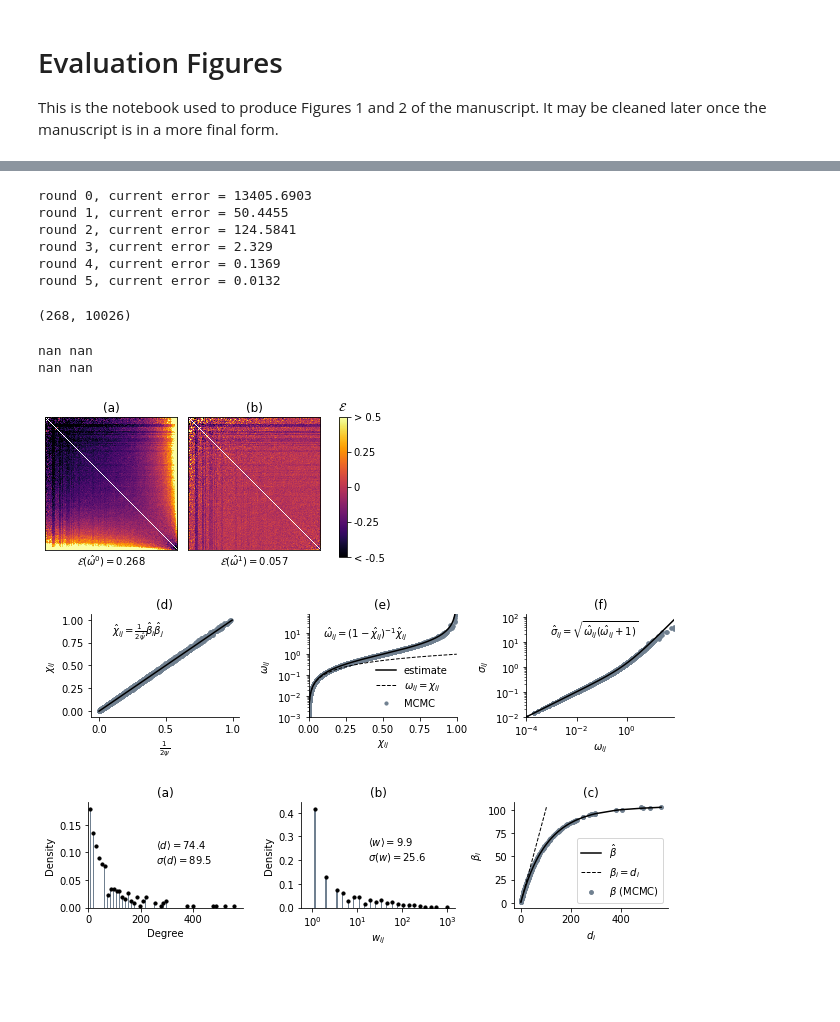
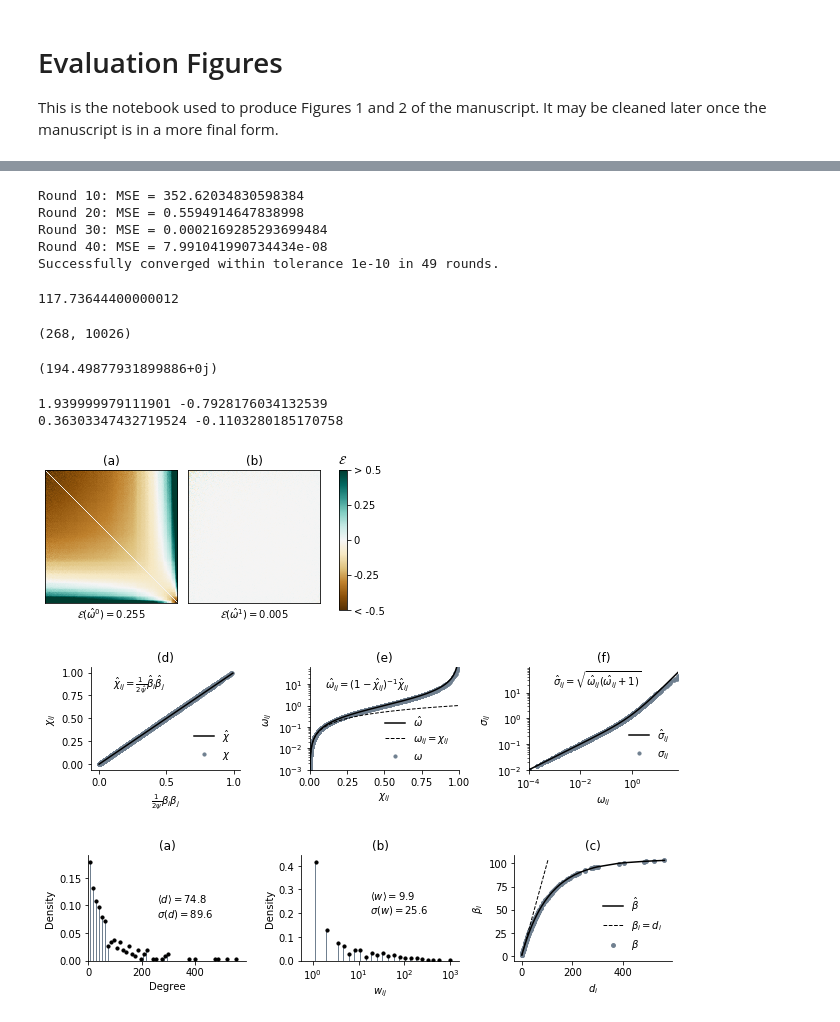
Before and after one commit to PhilChodrow/multigraph_moments, a Jupyter notebook: evaluation_figs.ipynb, the cells around one changed output, grey strips where cells are left out. Cells and saved outputs as stored; diff of their text form; code cells hidden in the pictures; blank space fills up the shorter version.

```diff
--- a/evaluation_figs.ipynb
+++ b/evaluation_figs.ipynb
@@ -28,26 +46,36 @@ w = np.loadtxt(through_path + 'w.txt')
 x = np.loadtxt(through_path + 'x.txt')
 w2 = np.loadtxt(through_path + 'w2.txt')
 # %%
-d = np.round(w.sum(axis = 0).astype(int))
+d = np.round(w.sum(axis = 0))
+# d = d
 b = x.sum(axis = 0)
 n = len(d)
 m = np.round(w.sum()/2).astype(int)
-b_ = opt.compute_b(d)
+b_, obj = opt.compute_b(d, tol = 10**(-10))
 # %% [output]
-round 0, current error = 13405.6903
-round 1, current error = 50.4455
-round 2, current error = 124.5841
-round 3, current error = 2.329
-round 4, current error = 0.1369
-round 5, current error = 0.0132
+Round 10: MSE = 352.62034830598384
+Round 20: MSE = 0.5594914647838998
+Round 30: MSE = 0.0002169285293699484
+Round 40: MSE = 7.991041990734434e-08
+Successfully converged within tolerance 1e-10 in 49 rounds.
+# %%
+b.sum() - b.max()**2
+# %% [output]
+117.73644400000012
 # %%
 n, m
 # %% [output]
 (268, 10026)
+# %%
+J = opt.jacobian(b_)
+eigs = eig(J)[0]
+eigs.max() /eigs.min()
+# %% [output]
+(194.49877931899886+0j)
 # %%
 vmin = -.5
 vmax = .5
-cmap = 'inferno'
+cmap = 'BrBG'
 
 sig = np.sqrt(w2 - w**2)
 sig
@@ -62,8 +90,8 @@ err = (CL - w)
 
 
 to_plot = degree_sort(err/w, d)
-to_plot[np.isinf(to_plot)] = np.nan
-to_plot[np.isnan(to_plot)] = np.nan
+to_plot[np.isinf(to_plot)] = 0
+to_plot[np.isnan(to_plot)] = 0
 v = np.nanmean(np.abs(to_plot))
 im = ax1.imshow(to_plot, cmap = cmap, vmin = vmin, vmax = vmax)
 
@@ -96,44 +124,44 @@ err[np.isinf(err)] = 0
 
 
 to_plot = degree_sort(err/w, d)
-to_plot[np.isinf(to_plot)] = np.nan
-to_plot[np.isnan(to_plot)] = np.nan
+to_plot[np.isinf(to_plot)] = 0
+to_plot[np.isnan(to_plot)] = 0
 
 v = np.nanmean(np.abs(to_plot))
 im = ax3.imshow(to_plot, cmap = cmap, vmin = vmin, vmax = vmax)
 
 # im = ax3.imshow(degree_sort(err), cmap = cmap, vmin = vmin, vmax = vmax)
 description = r"$\mathcal{E}_{ij}(\hat{\omega}^{1})$"
 err = r"$\mathcal{E}(\hat{\omega}^1) = $" + "{:05.3F}".format(v)
 
 ax3.set(title = '(b)',
         xlabel = err)
 
 ax3.tick_params(
     which='both',      # both major and minor ticks are affected
     bottom=False,      # ticks along the bottom edge are off
     top=False,         # ticks along the top edge are off
     right=False,
     left=False,
     labelbottom=False,
     labelleft=False,
     length = 0)
 
 print(to_plot.max(), to_plot.min())
 
 plt.tight_layout()
 fig.subplots_adjust(right=0.8)
 cbar_ax = fig.add_axes([0.85, 0.1, 0.02, 0.78])
 cbar = fig.colorbar(im, cax=cbar_ax, ticks=[vmin, vmin/2, 0, vmax/2, vmax])
 
 cbar.ax.set_yticklabels(['< ' + str(vmin), str(vmin/2), '0' , str(vmax/2), '> ' + str(vmax)])  # vertically oriented colorbar
 cbar_ax.set(title = r'$\mathcal{E}$')
 
 plt.savefig(fig_path + 'error_matrices.png', dpi=300)
 # %% [output]
-nan nan
-nan nan
+1.939999979111901 -0.7928176034132539
+0.36303347432719524 -0.1103280185170758
-[figure, old version]
+[figure, new version]
 # %%
 fig = plt.figure(figsize = (9, 2.5))
 
@@ -147,12 +175,12 @@ CL_ = X_from_b(b_)
 ax1.scatter(CL_.ravel(),
             x.ravel(),
             s = 10,
-            label = 'simulation',
+            label = r'$\chi$',
             color = 'slategrey',
             alpha = alpha)
-ax1.plot([0, x.max()], [0, x.max()], color = 'black', label = 'analytic', linewidth = linewidth)
+ax1.plot([0, x.max()], [0, x.max()], color = 'black', label = r'$\hat{\chi}$', linewidth = linewidth)
 
-ax1.set(xlabel = r'$\frac{1}{2\psi}}\beta_i\beta_j$',
+ax1.set(xlabel = r'$\frac{1}{2\psi}\beta_i\beta_j$',
         ylabel = r'$\chi_{ij}$',
         title = '(d)')
 
@@ -166,7 +194,7 @@ ax2 = fig.add_subplot(132)
 ax2.scatter(x.ravel(),
            w.ravel(),
            s = 10,
-           label = 'MCMC',
+           label = r'$\omega$',
            color = 'slategrey',
            alpha = alpha)
 ax2.semilogy()
@@ -174,7 +202,7 @@ ax2.semilogy()
 
 X = np.linspace(w.min(), w.max(), 100000)
 Y = X/(1+X)
-ax2.plot(Y, X, color = 'black', label = 'estimate', linewidth = linewidth)
+ax2.plot(Y, X, color = 'black', label = r'$\hat{\omega}$', linewidth = linewidth)
 ax2.plot(X, X, color = 'black', label = r'$\omega_{ij} = \chi_{ij}$', linestyle = 'dashed', linewidth = 1)
 
 ax2.set(ylim = (w.min() + .001, w.max()),
@@ -193,7 +221,7 @@ sig = np.sqrt(w2.ravel() - (w**2).ravel())
 ax3.scatter(w.ravel(),
            sig,
            s = 10,
-#            label = 'simulation',
+           label = r'$\sigma_{ij}$',
            color = 'slategrey',
            alpha = alpha)
 ax3.loglog()
@@ -202,7 +230,8 @@ X = np.linspace(w.min(), w.max(), 1000000)
 
 Y = np.sqrt(X*(X+1))
 
-ax3.plot(np.sort(X),np.sort(Y), color = 'black', linewidth = linewidth)
+ax3.plot(np.sort(X),np.sort(Y), color = 'black',
+         linewidth = linewidth, label = r'$\hat{\sigma}_{ij}$')
 # ax3.plot(X, np.sqrt(X), label = r'$\sigma_{ij} = \sqrt{\omega_{ij}}$', linestyle = 'dashed', linewidth = 1, color = 'black')
 
 ax3.set(xlim = (w[w>0].min(), w.max()),
@@ -218,12 +247,15 @@ for ax in [ax1, ax2, ax3]:
     ax.spines['right'].set_visible(False)
     ax.spines['top'].set_visible(False)
 
+ax1.legend(loc = 'lower right', frameon=False)
 ax2.legend(loc = 'lower right', frameon=False)
+ax3.legend(loc = 'lower right', frameon=False)
+
 
 plt.tight_layout()
 plt.savefig(fig_path + 'validation.png', dpi=300)
 # %% [output]
-[figure, old version]
+[figure, new version]
 # %%
 X, Y = np.histogram(d, bins = 50)
 X = X/X.sum()
@@ -294,7 +326,7 @@ r'$\langle d \rangle = $' + str(round(mu, 1)) + '\n' + r'$\sigma(d) = $' + str(r
 ax2 = fig.add_subplot(133)
 
 
-ax2.scatter(d, b, color = 'slategrey', label = r'$\beta$ (MCMC)', s = 15)
+ax2.scatter(d, b, color = 'slategrey', label = r'$\beta$', s = 15)
 ax2.plot(np.sort(d), np.sort(b_), color = 'black', label = r'$\hat{\beta}$', linewidth = linewidth)
 ax2.plot([0, b.max()], [0, b.max()], linestyle = 'dashed', color = 'black', label = r'$\beta_i = d_i$', linewidth = 1)
 
@@ -307,10 +339,10 @@ for ax in ax1, ax2, ax3:
     ax.spines['right'].set_visible(False)
     ax.spines['top'].set_visible(False)
 
-ax2.legend(loc = 'lower right')
+ax2.legend(loc = 'lower right', frameon=False)
 
 plt.tight_layout()
 
 plt.savefig(fig_path + 'degree_distribution.png', dpi=300)
 # %% [output]
-[figure, old version]
+[figure, new version]
```
Also changed, not shown: parts of 2 cells of this notebook, 7 other files.
